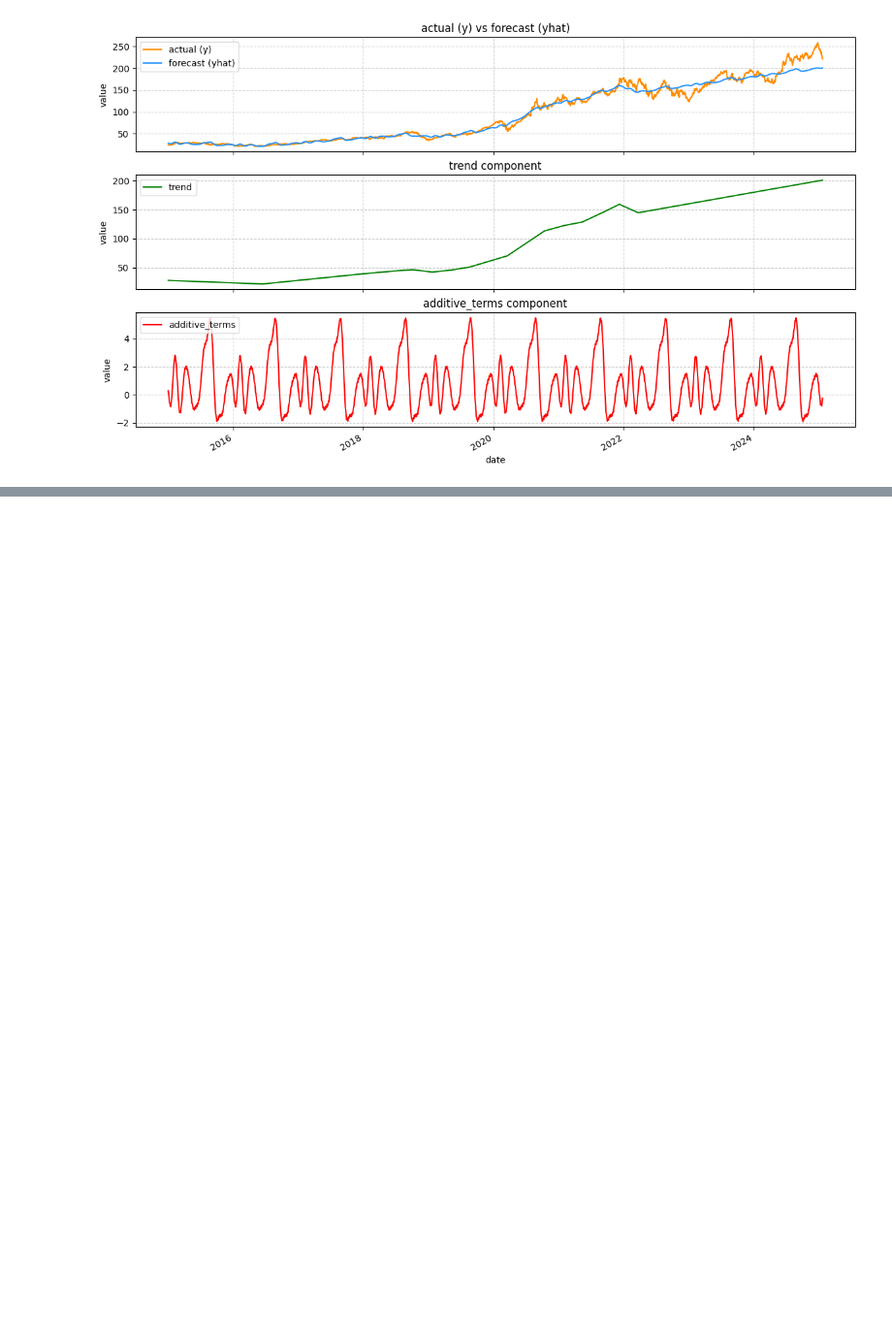
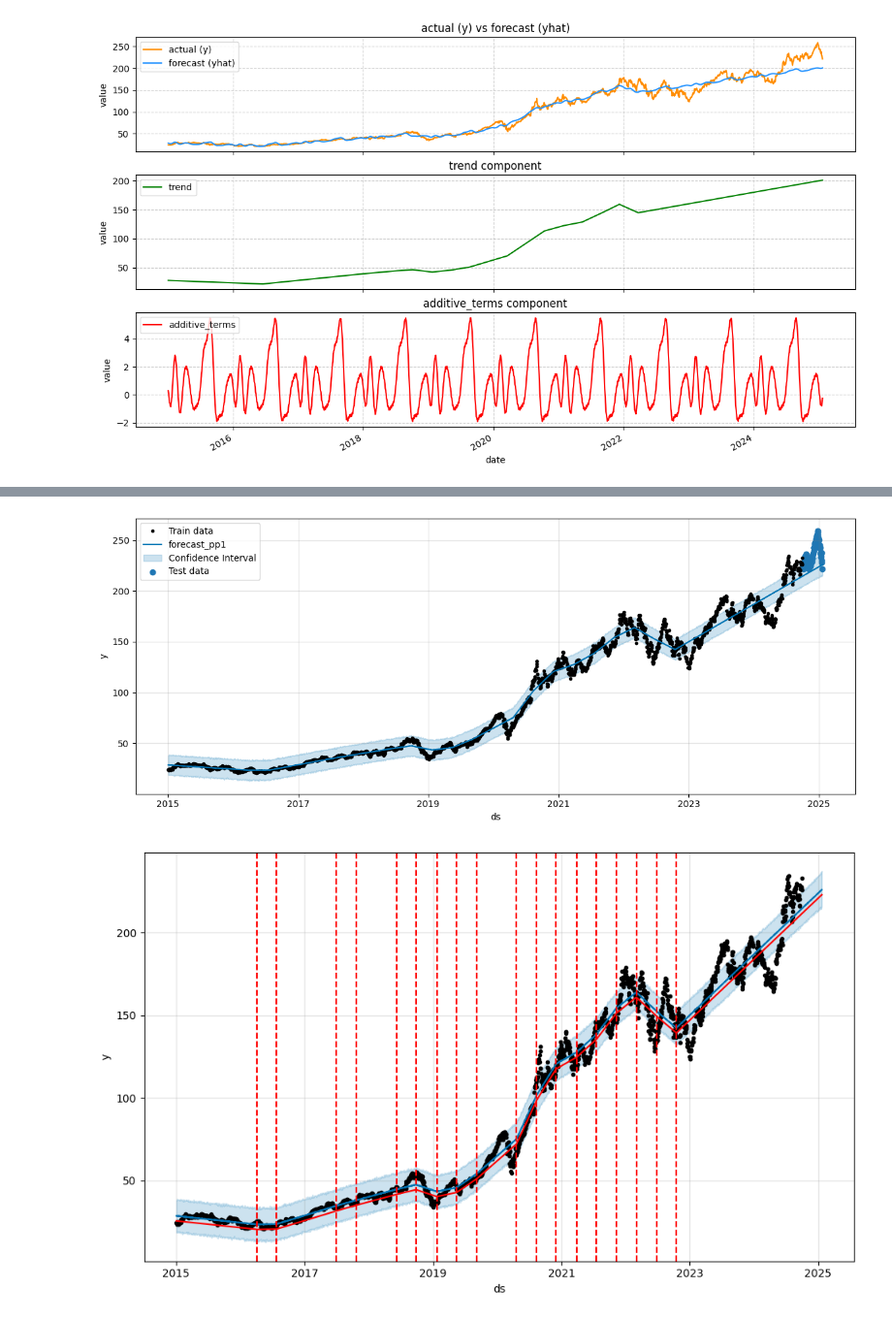
Before and after one commit to nismafaaa/clear-stocks-frontend, a Jupyter notebook: notebook/prophet_test.ipynb, the cells around one changed output, grey strips where cells are left out. Shown at 97% size. Saved outputs shown, nothing was run; the diff lists cells and outputs as text; code cells hidden in the pictures; blank space fills up the shorter version.

```diff
--- a/notebook/prophet_test.ipynb
+++ b/notebook/prophet_test.ipynb
@@ -713,0 +748,12 @@ plot_prophet_components(stock, model_bp4)
+# %%
+model_pp1.plot(forecast_pp1, uncertainty=True, figsize=(12,5))
+plt.scatter(aapl_stock[spld:].index, aapl_stock['Close'][spld:])
+plt.legend(['Train data', 'forecast_pp1', 'Confidence Interval', 'Test data'], loc='upper left')
+
+fig = model_pp1.plot(forecast_pp1)
+a = add_changepoints_to_plot(fig.gca(), model_pp1, forecast_pp1)
+
+fig2 = model_pp1.plot_components(forecast_pp1)
+# %% [output]
+[figure, added]
+[figure, added]
```
Also changed, not shown: parts of 22 cells of this notebook.
